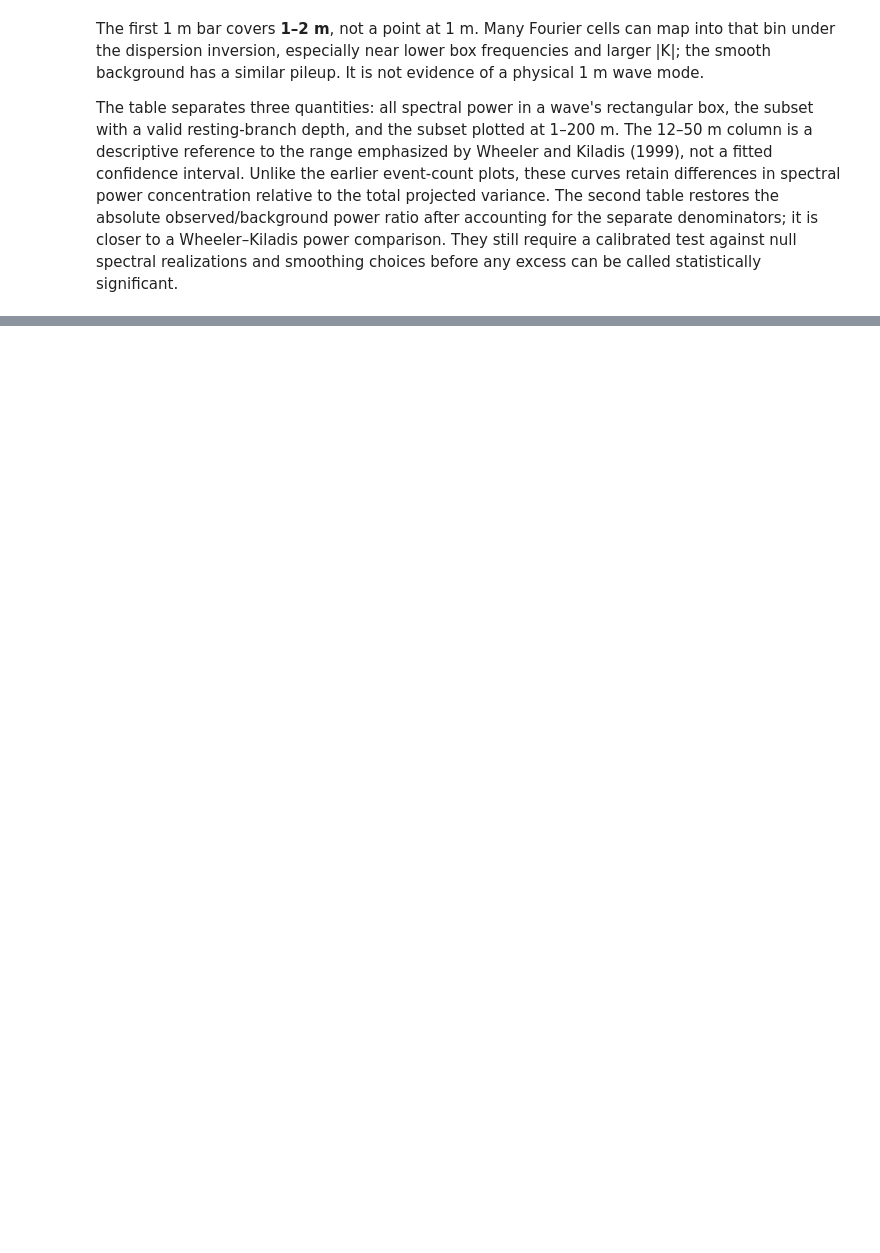
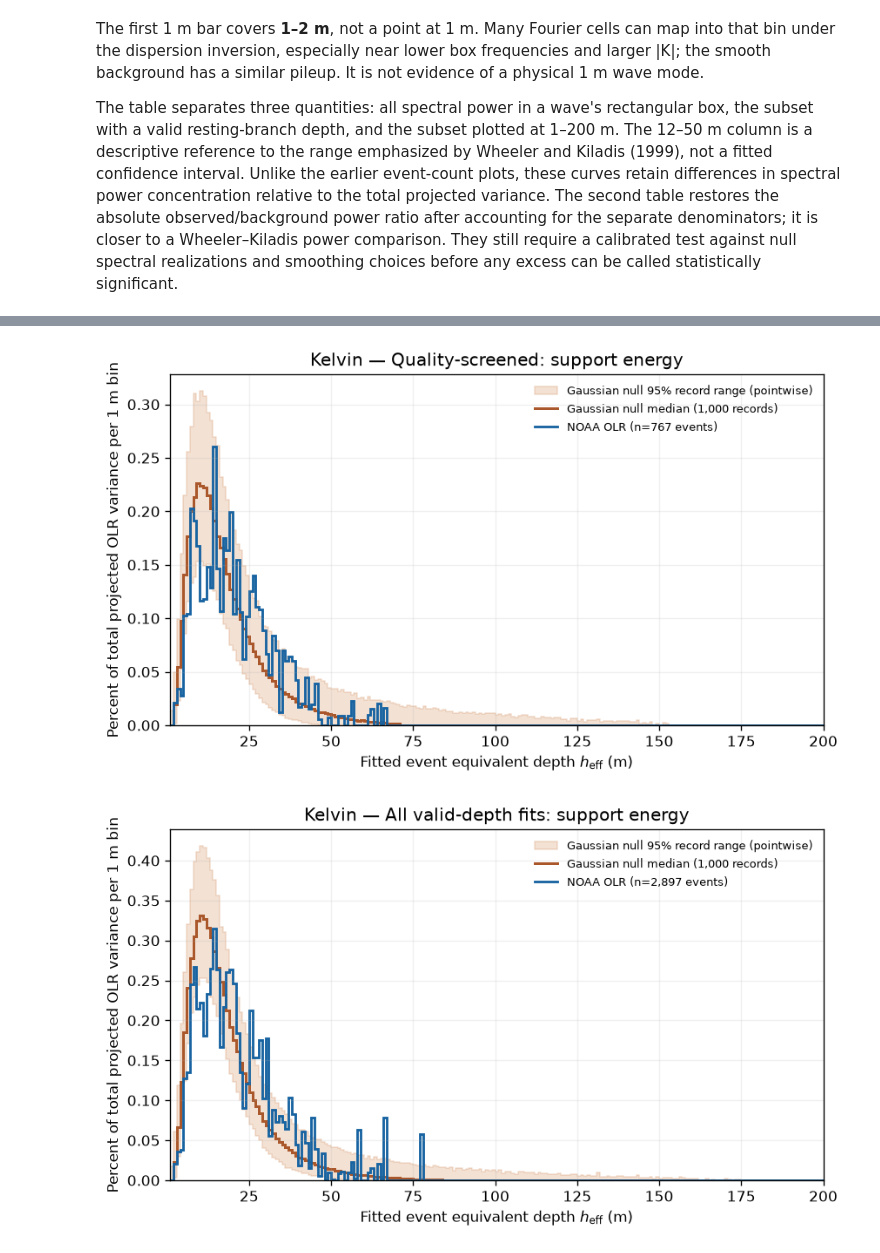
Before and after one commit to pedroanguloumana/cmip6_equiv_depth_distributions, a Jupyter notebook: notebooks/codex_heff_distribution_noaa.ipynb, the cells around one changed output, grey strips where cells are left out. Cells and saved outputs as stored; diff of their text form; code cells hidden in the pictures; blank space fills up the shorter version.

Commit message:
Add NOAA event-level equivalent-depth variance diagnostic

```diff
--- a/notebooks/codex_heff_distribution_noaa.ipynb
+++ b/notebooks/codex_heff_distribution_noaa.ipynb
@@ -482,0 +567,37 @@ The table separates three quantities: all spectral power in a wave's rectangular
+# %%
+def plot_event_energy(wave, selection, metric):
+    """Display event energy per 1 m fitted-depth bin as percent of total projected variance."""
+    columns = variance_columns[metric]
+    observed = variance_observed.loc[
+        variance_observed.wave_type.eq(wave) & variance_observed.selection.eq(selection)].iloc[0]
+    null = variance_null.loc[
+        variance_null.wave_type.eq(wave) & variance_null.selection.eq(selection)]
+    observed_pct = 100 * observed[columns].to_numpy(dtype=float) / observed.denominator_energy
+    null_pct = 100 * null[columns].to_numpy(dtype=float) / null.denominator_energy.to_numpy()[:, None]
+    lower, median, upper = np.quantile(null_pct, [0.025, 0.5, 0.975], axis=0)
+
+    fig, ax = plt.subplots(figsize=(7.3, 4.3), dpi=120)
+    ax.fill_between(LINEAR_EDGES_M, np.r_[lower, lower[-1]],
+                    np.r_[upper, upper[-1]], step="post", color="#d28b57", alpha=0.25,
+                    label="Gaussian null 95% record range (pointwise)")
+    ax.stairs(median, LINEAR_EDGES_M, color="#aa582b", linewidth=1.8,
+              label="Gaussian null median (1,000 records)")
+    ax.stairs(observed_pct, LINEAR_EDGES_M, color="#1763a1", linewidth=1.7,
+              label=f"NOAA OLR (n={observed.selected_events:,} events)")
+    ax.set(xlim=(1, 200), ylim=(0, None),
+           xlabel=r"Fitted event equivalent depth $h_{\mathrm{eff}}$ (m)",
+           ylabel="Percent of total projected OLR variance per 1 m bin",
+           title=f"{wave} — {SELECTIONS[selection]}: {metric} energy")
+    ax.grid(alpha=0.18)
+    ax.legend(frameon=False, fontsize=8)
+    fig.tight_layout()
+    display(fig)
+    plt.close(fig)
+
+
+for wave in WAVES:
+    for selection in SELECTIONS:
+        plot_event_energy(wave, selection, "support")
+# %% [output]
+[figure, added]
+[figure, added]
```
Also changed, not shown: parts of 11 cells of this notebook, 3 other files.
